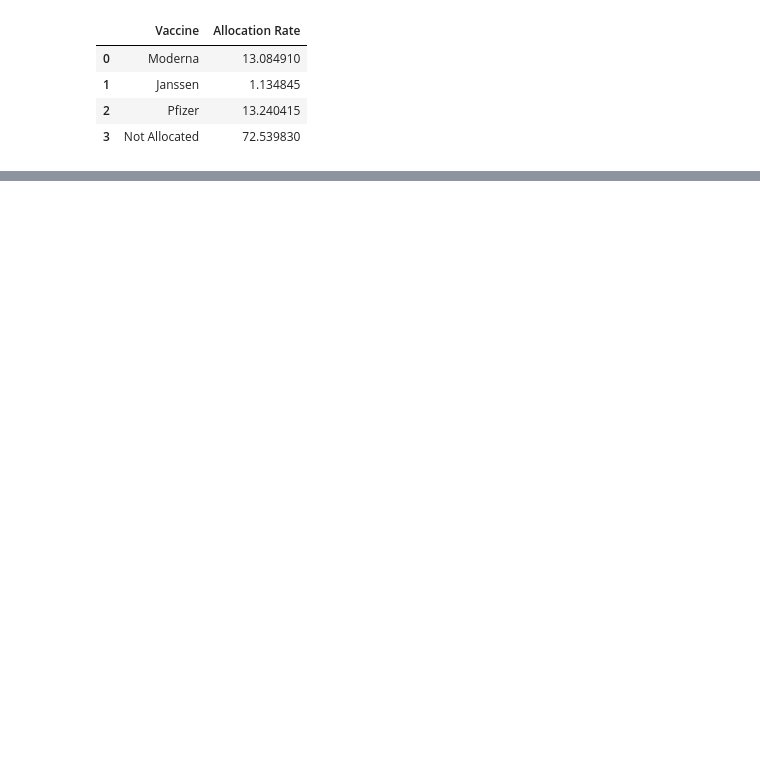
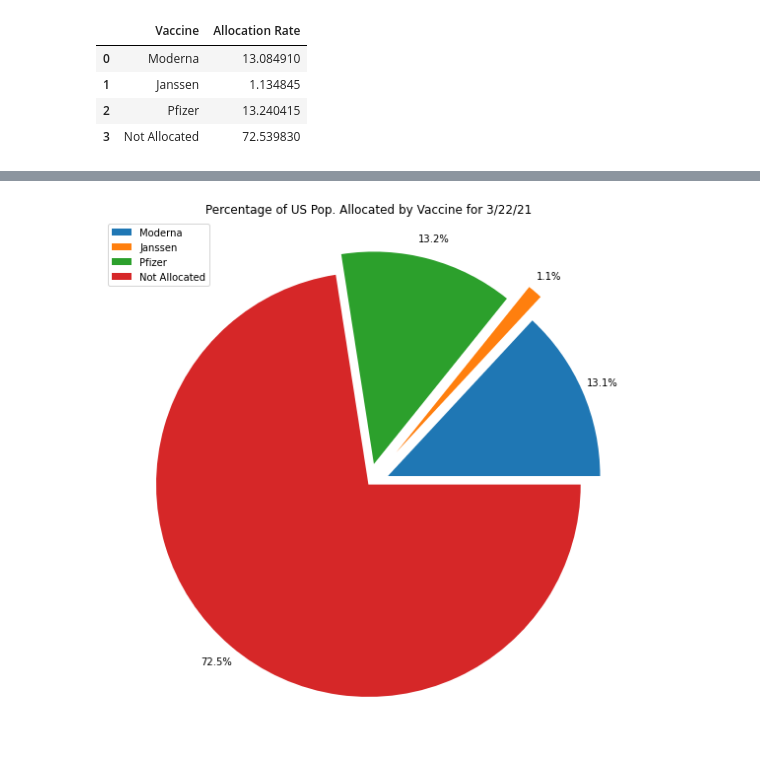
Before and after one commit to millerbrook/ETL-Project, a Jupyter notebook: Analysis_Brook.ipynb, the cells around one changed output, grey strips where cells are left out. Saved outputs shown, nothing was run; the diff lists cells and outputs as text; code cells hidden in the pictures; blank space fills up the shorter version.

Commit message:
Pie chart for vaccines, plus updates to all charts

```diff
--- a/Analysis_Brook.ipynb
+++ b/Analysis_Brook.ipynb
@@ -84,3 +71,15 @@ by_vaccine_df
+# %%
+#Pie Plot of Allocation of Total US Population by Vaccine
+#by_vaccine_df.set_index('Vaccine', inplace=True)
+plot = by_vaccine_df.plot.pie(x='Vaccine', y='Allocation Rate', figsize=(8,8), pctdistance=1.1, explode = (0.1, 0.2, 0.1, 0.0), labeldistance=None, autopct='%1.1f%%')
+plt.legend(loc='upper left')
+plt.ylabel("")
+plt.title('Percentage of US Pop. Allocated by Vaccine for 3/22/21')
+plt.savefig('vaccine_allocations.png', bbox_inches="tight", facecolor='white', pad_inches=0.5)
+plt.tight_layout()
+plt.show()
+# %% [output]
+[figure, added]
 # %%
 #State allocation as % of pop. bar chart
 #Bar chart using pyplot
```
Also changed, not shown: parts of 5 cells of this notebook, 3 other files.
